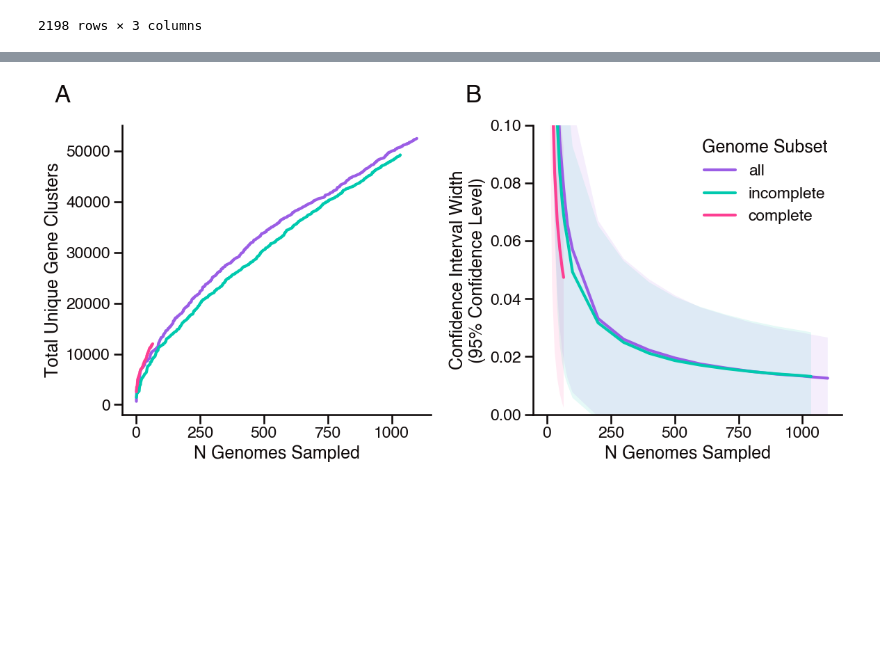
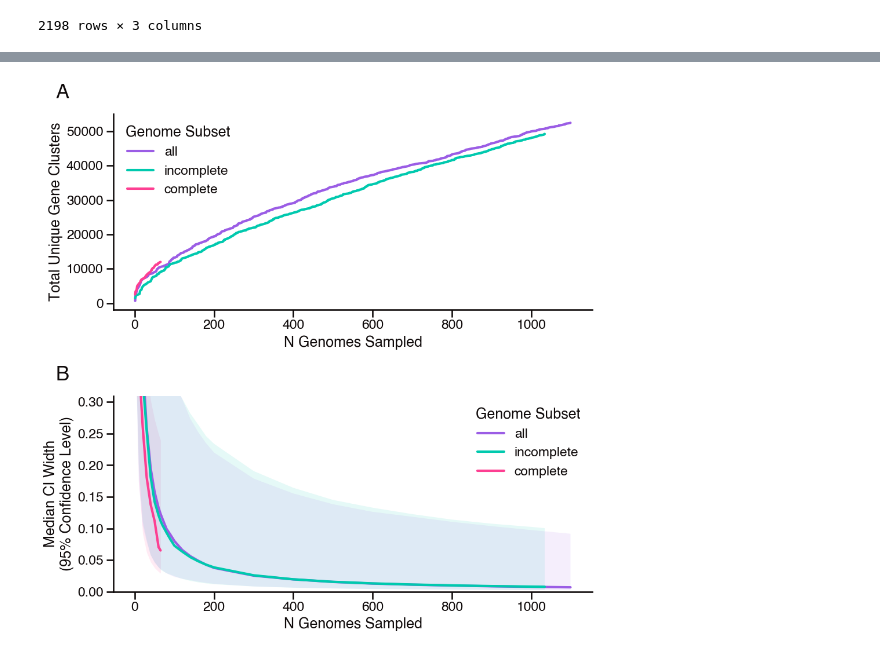
Before and after one commit to blasks/gene-prevalence, a Jupyter notebook: experiments/5-demonstration-experiments.ipynb, the cells around one changed output, grey strips where cells are left out. Drawn from its saved outputs; the diff is of its cells as text; code cells hidden in the pictures; blank space fills up the shorter version.

Commit message:
More progress on figures, including final figure.

```diff
--- a/experiments/5-demonstration-experiments.ipynb
+++ b/experiments/5-demonstration-experiments.ipynb
@@ -347,10 +347,10 @@ saturation_df
 
 # set sample sizes to evaluate
 sample_sizes = [
-    # 1, 10, 20, 65, 100, 500, 1000, 1034, 1099,
     1, 5, 10, 20, 30, 40, 50, 60, 65,
-    70, 80, 100, 200, 300, 400, 500,
-    600, 700, 800, 900, 1000, 1034, 1099
+    70, 80, 90, 100, 120, 140, 160, 180,
+    200, 300, 400, 500, 600, 700, 800, 900,
+    1000, 1034, 1099
 ]
 
 # iterate through sample sizes and subsets, fit Bernoulli prevalence model, and calculate confidence interval widths
@@ -378,12 +378,20 @@ for subset_name, genome_list in zip(
         )
         pi_hat = fit.prevalence
         ci_lower, ci_upper = fit.confidence_interval()
-        ci_widths = ci_upper - ci_lower
+        # only consider confidence interval widths for gene clusters with non-zero prevalence estimates
+        ci_widths = ci_upper[pi_hat > 0] - ci_lower[pi_hat > 0]
         results.append({
             'subset': subset_name,
             'sample_size': sample_size,
             'mean_ci_width': ci_widths.mean(),
             'std_ci_width': ci_widths.std(),
+            'min_ci_width': ci_widths.min(),
+            'max_ci_width': ci_widths.max(),
+            'q_0.05_ci_width': ci_widths.quantile(0.05),
+            'q_0.25_ci_width': ci_widths.quantile(0.25),
+            'median_ci_width': ci_widths.quantile(0.5),
+            'q_0.75_ci_width': ci_widths.quantile(0.75),
+            'q_0.95_ci_width': ci_widths.quantile(0.95),
             'core_size': (pi_hat == 1.0).sum(),  # number of gene clusters with estimated prevalence of 1.0
             'expanded_core_size': ((pi_hat >= 0.9)).sum(),  # number of gene clusters with estimated prevalence of 0.9 or higher
             'alt_expanded_core_size': ((ci_upper >= 1.0).sum())  # number of gene clusters with upper confidence interval bound that includes 1.0
@@ -431,11 +435,11 @@ Fitting model for subset 'all' with sample size 1099...
 # (B) how confidence interval width changes with increasing sample size for each subset of genomes
 
 # set up figure and axes
-fig, axes = plt.subplots(1, 2, figsize=(12, 6))
+fig, axes = plt.subplots(2, 1, figsize=(10, 10), sharex=False)
 
 # annotation specs
 annotation_kwargs = dict(
-    xy=(-0.22, 1.08),
+    xy=(-0.12, 1.08),
     xycoords='axes fraction',
     fontsize=25,
     fontweight='bold'
@@ -451,45 +455,49 @@ sns.lineplot(
     palette=[palette[i] for i in [0, 2, 3]],
     linewidth=3,
     ax=axes[0],
-    legend=False
+    legend=True
 )
 axes[0].set_xlabel("N Genomes Sampled")
 axes[0].set_ylabel("Total Unique Gene Clusters")
+axes[0].legend(title="Genome Subset")
 # add annotation for panel A
 axes[0].annotate("A", **annotation_kwargs)
 
 # plot B: confidence interval widths
 sns.lineplot(
     data=ci_width_df[ci_width_df['sample_size'].ge(10)],
     x="sample_size",
-    y="mean_ci_width",
+    y="median_ci_width",
     hue="subset",
     hue_order=['all', 'incomplete', 'complete'],
     palette=[palette[i] for i in [0, 2, 3]],
     linewidth=3,
-    ax=axes[1]
+    ax=axes[1],
+    legend=True
 )
-# add color bands to represent one standard deviation around the mean confidence interval width for each subset
+# add color bands to represent confidence interval range around the median
 for subset_name, color in zip(['complete', 'incomplete', 'all'], [palette[i] for i in [3, 2, 0]]):
     subset_df = ci_width_df[ci_width_df['subset'] == subset_name]
     axes[1].fill_between(
         x=subset_df['sample_size'],
-        y1=subset_df['mean_ci_width'] - subset_df['std_ci_width'],
-        y2=subset_df['mean_ci_width'] + subset_df['std_ci_width'],
+        y1=subset_df['min_ci_width'],
+        # y1=subset_df['q_0.25_ci_width'],
+        y2=subset_df['max_ci_width'],
+        # y2=subset_df['q_0.75_ci_width'],
         color=color,
         alpha=0.1,
         zorder=0
     )
 axes[1].set_xlabel("N Genomes Sampled")
-axes[1].set_ylabel(f"Confidence Interval Width\n({(1 - ci_alpha) * 100:.0f}% Confidence Level)")
-axes[1].set_ylim(0, 0.1)
+axes[1].set_ylabel(f"Median CI Width\n({(1 - ci_alpha) * 100:.0f}% Confidence Level)")
+axes[1].set_ylim(0, 0.31)
 axes[1].legend(title="Genome Subset")
 # add annotation for panel B
 axes[1].annotate("B", **annotation_kwargs)
 
 # save and show the figure
 plt.tight_layout()
 # plt.savefig("ci_width_saturation_curves.png", dpi=300)
 plt.show()
 # %% [output]
-[figure, old version]
+[figure, new version]
```
Also changed, not shown: parts of 1 cell of this notebook, 4 other files.
